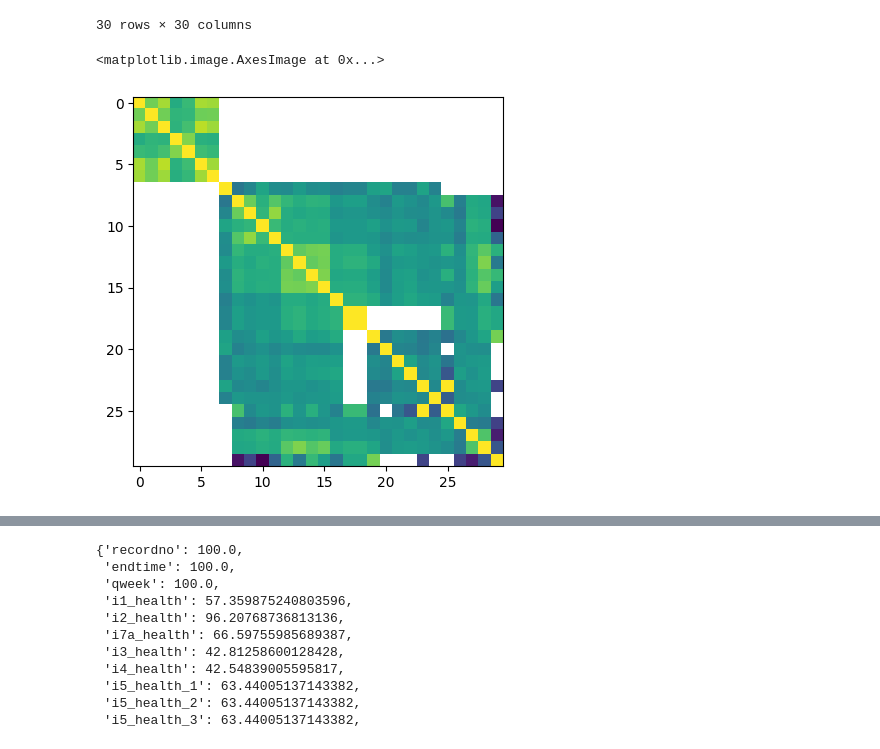
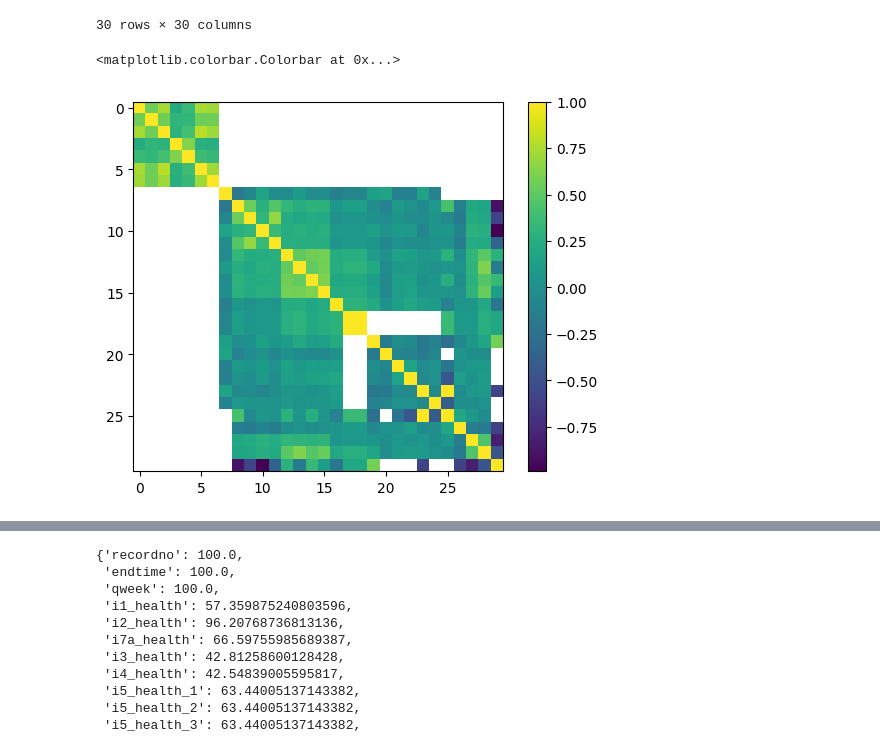
Before and after one commit to sevenbanisch/hackthon_yougov_data, a Jupyter notebook: hackathon/Joris/loadandcleandata.ipynb, the cells around one changed output, grey strips where cells are left out. Saved outputs shown, nothing was run; the diff lists cells and outputs as text; code cells hidden in the pictures.

```diff
--- a/hackathon/Joris/loadandcleandata.ipynb
+++ b/hackathon/Joris/loadandcleandata.ipynb
@@ -194,10 +200,11 @@ x
 # %%
 # heatmap for different visualizations
 f = plt.figure()
 plt.imshow(x)
+plt.colorbar()
 # %% [output]
-<matplotlib.image.AxesImage at 0x...>
+<matplotlib.colorbar.Colorbar at 0x...>
-[figure, old version]
+[figure, new version]
 # %%
 df[['wcrex1','i12_health_21',
     'i12_health_22','i12_health_23','i12_health_24',
```
Also changed, not shown: parts of 3 cells of this notebook, 1 other file.
